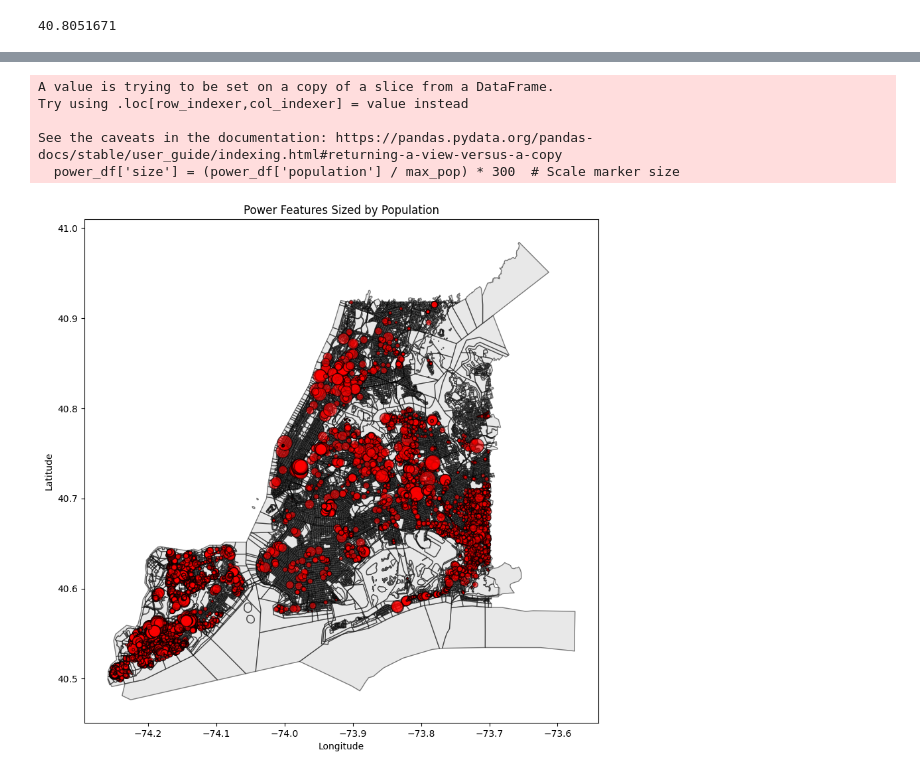
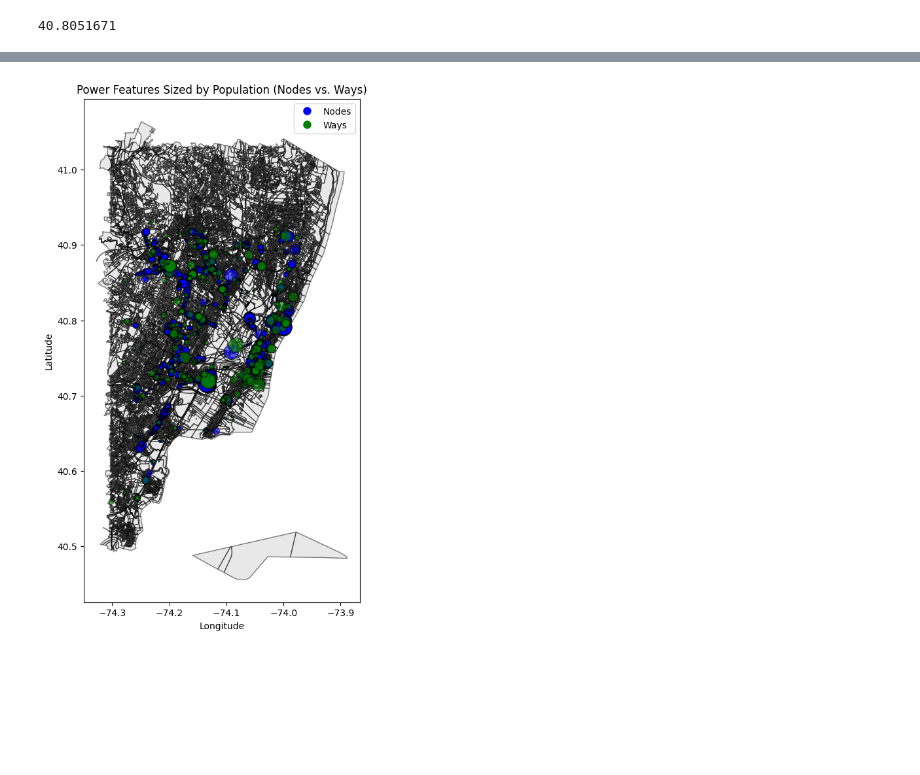
Before and after one commit to CoffeeAndConvexity/GUARD, a Jupyter notebook: notebooks/load_isg.ipynb, the cells around one changed output, grey strips where cells are left out. Saved outputs shown, nothing was run; the diff lists cells and outputs as text; code cells hidden in the pictures; blank space fills up the shorter version.

```diff
--- a/notebooks/load_isg.ipynb
+++ b/notebooks/load_isg.ipynb
@@ -75,0 +122,3 @@ df_ways
+# %%
+df_combined = pd.concat([df_nodes, df_ways], ignore_index=True)
+df_combined
@@ -109,8 +141,8 @@ else:
 # %%
 # Load the shapefile
-blocks_gdf = gpd.read_file("tl_2020_36_tabblock20.shp")
-
+# blocks_gdf = gpd.read_file("tl_2020_36_tabblock20.shp")
+nj_blocks_gdf = gpd.read_file("tl_2020_34_tabblock20.shp")
 # Display the data
-print(blocks_gdf.head())
+print(nj_blocks_gdf.head())
 # %% [output]
   STATEFP20 COUNTYFP20 TRACTCE20 BLOCKCE20          GEOID20      NAME20  \
@@ -181,6 +225,6 @@ def assign_population(power_df, block_gdf, mode="block", radius=None):
     else:
         raise ValueError("Invalid mode. Choose 'block' or 'radius'.")
 
-    return power_df[['id', 'x', 'y', 'population']]
+    return power_df[['id', 'x', 'y', 'power', 'population']]
 # %%
-power_df = assign_population(df_nodes, blocks_gdf, mode="block", radius=None)
+power_df = assign_population(df_combined, nj_blocks_gdf, mode="block", radius=None)
@@ -203,40 +231,45 @@ power_df
 # %%
 import matplotlib.pyplot as plt
 
 def plot_power_features(power_df, block_gdf):
     fig, ax = plt.subplots(figsize=(10, 10))
 
-
     # Plot blocks as background
     block_gdf.plot(ax=ax, color="lightgray", edgecolor="black", alpha=0.5)
 
     # Normalize population for marker size
-    max_pop = power_df['population'].max()
-    power_df['size'] = (power_df['population'] / max_pop) * 300  # Scale marker size
+    max_pop = power_df["population"].max()
+    power_df["size"] = (power_df["population"] / max_pop) * 300  # Scale marker size
 
-    # Plot power features as proportional circles
-    power_df.plot(
-        ax=ax, kind="scatter", x="x", y="y",
-        s=power_df['size'], c="red", alpha=0.6, edgecolors="black"
+    # Assign color based on type (node or way)
+    power_df["color"] = power_df["id"].apply(lambda x: "blue" if x.startswith("node") else "green")
+
+    # Plot power features with different colors
+    scatter = ax.scatter(
+        power_df["x"], power_df["y"],
+        s=power_df["size"], c=power_df["color"],
+        alpha=0.6, edgecolors="black"
     )
+
+    # Add legend manually
+    legend_labels = {"blue": "Nodes", "green": "Ways"}
+    handles = [plt.Line2D([0], [0], marker='o', color='w', markerfacecolor=color, markersize=10)
+               for color in legend_labels.keys()]
+    ax.legend(handles, legend_labels.values(), loc="upper right")
 
     plt.xlabel("Longitude")
     plt.ylabel("Latitude")
-    plt.title("Power Features Sized by Population")
+    plt.title("Power Features Sized by Population (Nodes vs. Ways)")
     plt.show()
 
 # Define min/max bounds of power features
 minx, miny, maxx, maxy = power_df["x"].min(), power_df["y"].min(), power_df["x"].max(), power_df["y"].max()
 
 # Filter blocks within this bounding box
-nyc_blocks = blocks_gdf.cx[minx:maxx, miny:maxy]
+# nyc_blocks = blocks_gdf.cx[minx:maxx, miny:maxy]
+nj_blocks = nj_blocks_gdf.cx[minx:maxx, miny:maxy]
 
 # Call function
-plot_power_features(power_df, nyc_blocks)
+plot_power_features(power_df, nj_blocks)
 # %% [output]
-A value is trying to be set on a copy of a slice from a DataFrame.
-Try using .loc[row_indexer,col_indexer] = value instead
-
-See the caveats in the documentation: https://pandas.pydata.org/pandas-docs/stable/user_guide/indexing.html#returning-a-view-versus-a-copy
-  power_df['size'] = (power_df['population'] / max_pop) * 300  # Scale marker size
-[figure, old version]
+[figure, new version]
```
Also changed, not shown: parts of 25 cells of this notebook, 5 other files.
